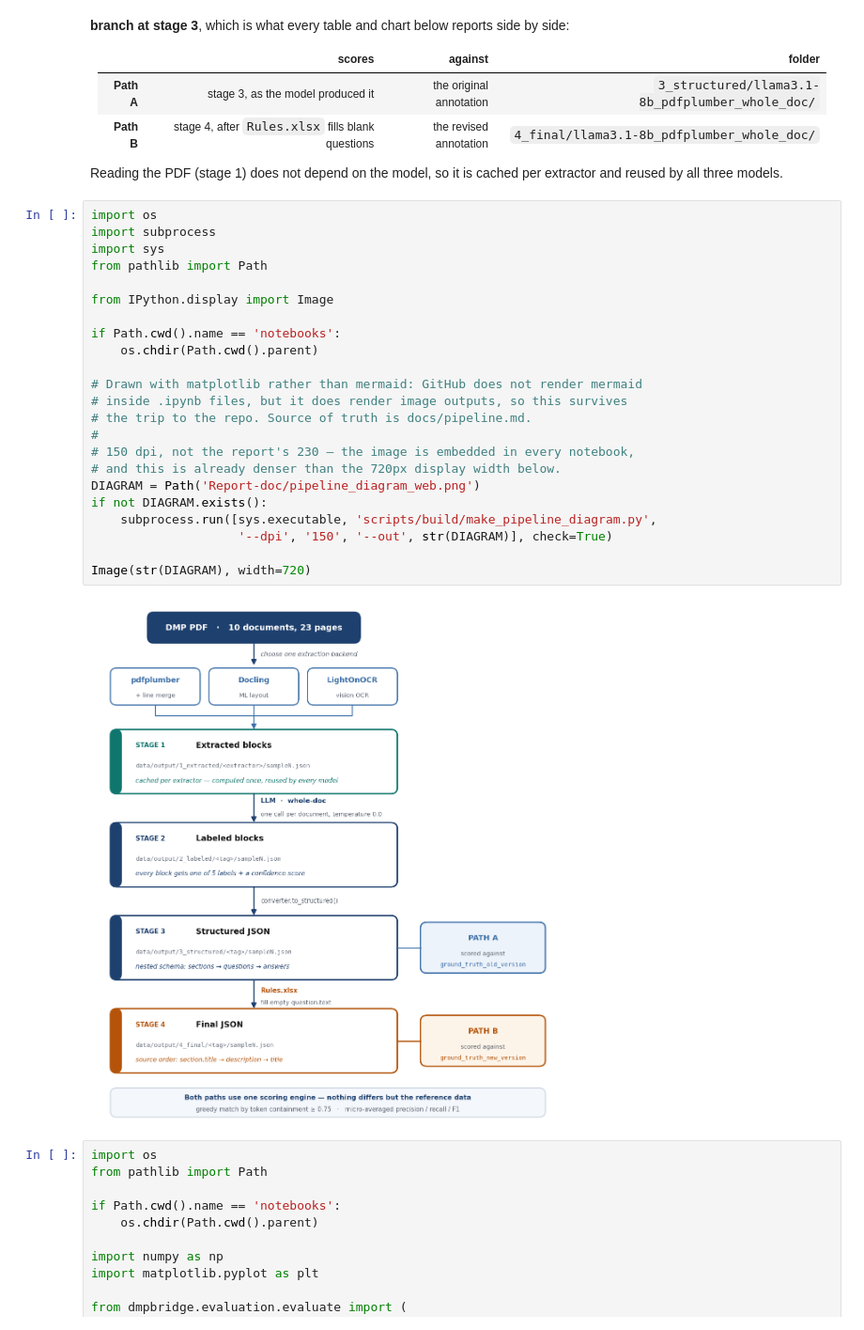
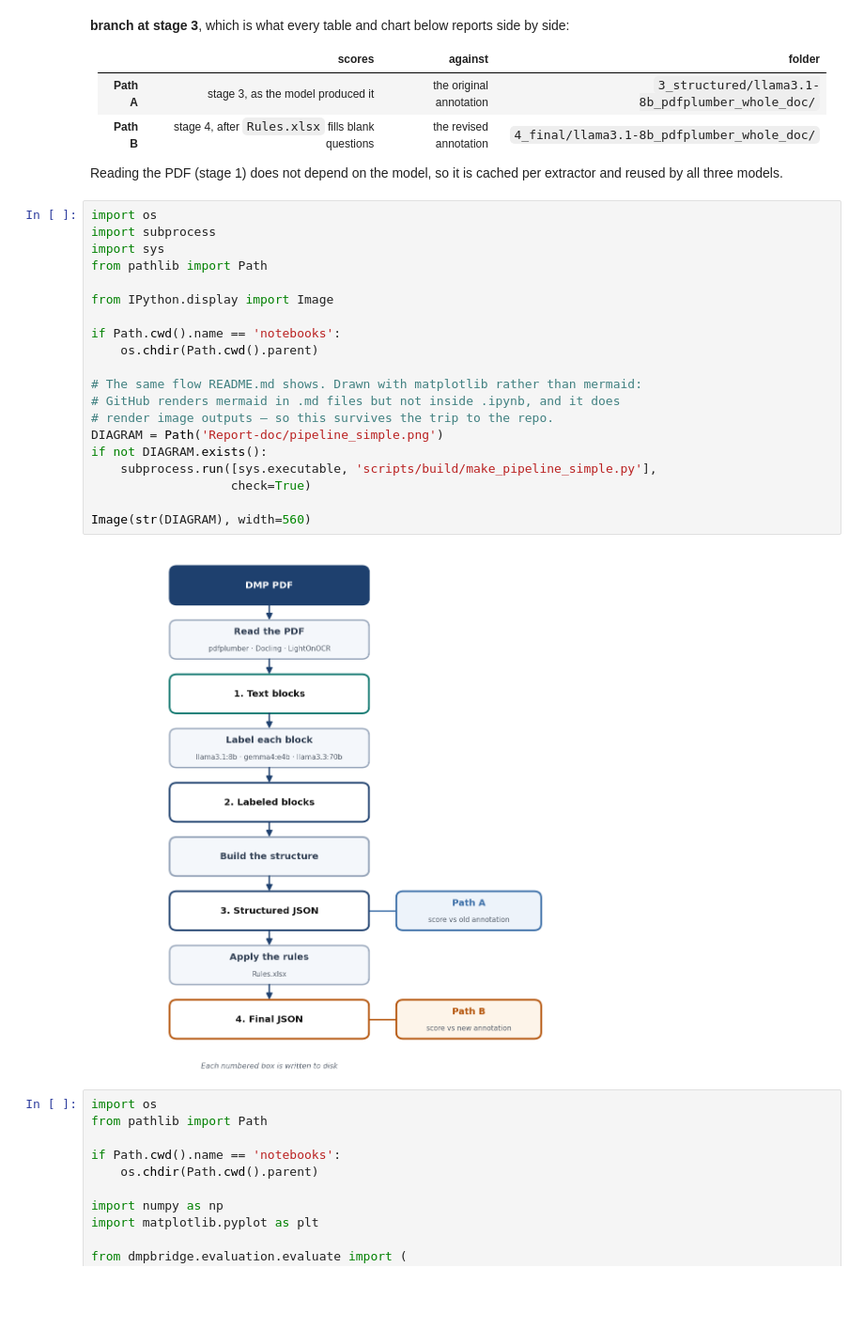
Before and after one commit to fairdataihub/dmpbridge, a Jupyter notebook: notebooks/1-llama31-8b-results-pdfplumber.ipynb, the cells around one changed output. Shown at 94% size. Drawn from its saved outputs; the diff is of its cells as text; blank space fills up the shorter version.

```diff
--- a/notebooks/1-llama31-8b-results-pdfplumber.ipynb
+++ b/notebooks/1-llama31-8b-results-pdfplumber.ipynb
@@ -23,28 +23,25 @@ and reused by all three models.
 # %%
 import os
 import subprocess
 import sys
 from pathlib import Path
 
 from IPython.display import Image
 
 if Path.cwd().name == 'notebooks':
     os.chdir(Path.cwd().parent)
 
-# Drawn with matplotlib rather than mermaid: GitHub does not render mermaid
-# inside .ipynb files, but it does render image outputs, so this survives
-# the trip to the repo. Source of truth is docs/pipeline.md.
-#
-# 150 dpi, not the report's 230 — the image is embedded in every notebook,
-# and this is already denser than the 720px display width below.
-DIAGRAM = Path('Report-doc/pipeline_diagram_web.png')
+# The same flow README.md shows. Drawn with matplotlib rather than mermaid:
+# GitHub renders mermaid in .md files but not inside .ipynb, and it does
+# render image outputs — so this survives the trip to the repo.
+DIAGRAM = Path('Report-doc/pipeline_simple.png')
 if not DIAGRAM.exists():
-    subprocess.run([sys.executable, 'scripts/build/make_pipeline_diagram.py',
-                    '--dpi', '150', '--out', str(DIAGRAM)], check=True)
+    subprocess.run([sys.executable, 'scripts/build/make_pipeline_simple.py'],
+                   check=True)
 
-Image(str(DIAGRAM), width=720)
+Image(str(DIAGRAM), width=560)
 # %% [output]
-[figure, old version]
+[figure, new version]
 # %%
 import os
 from pathlib import Path
```
Also changed, not shown: 3 other files.
